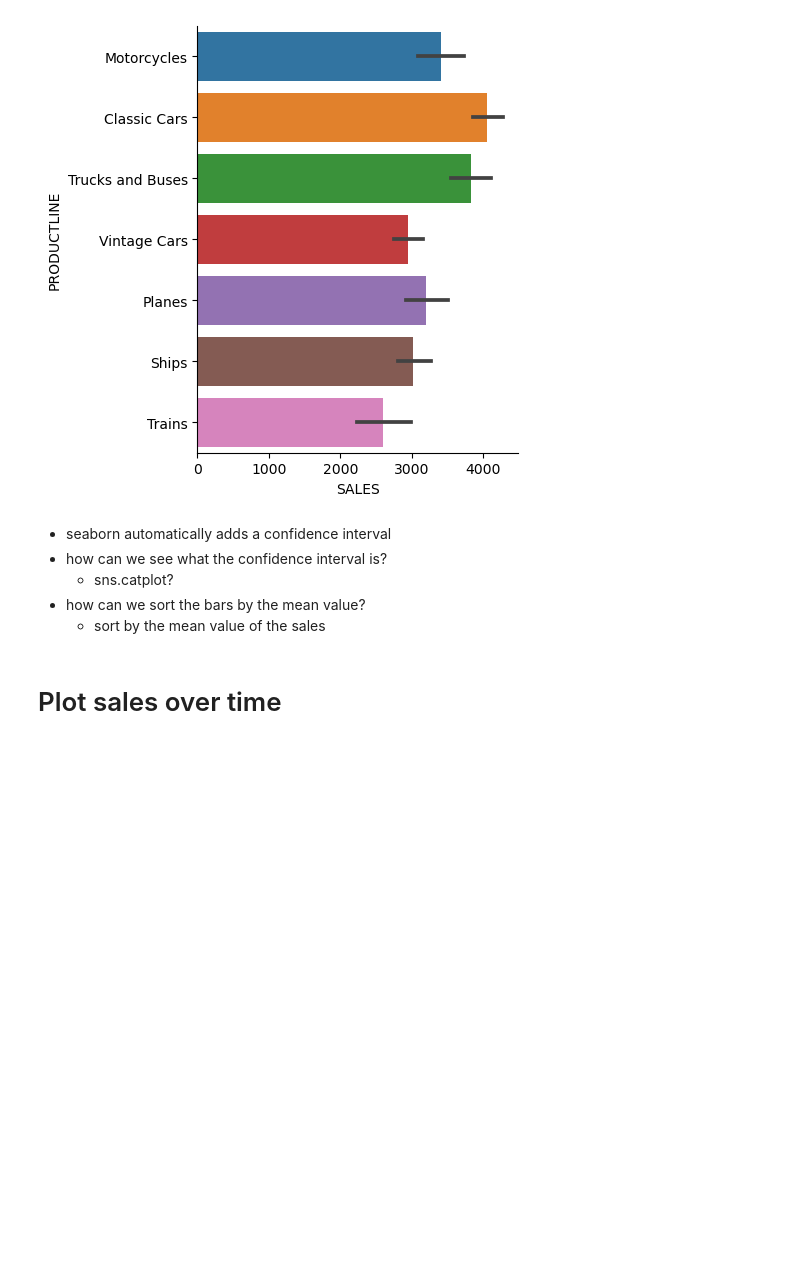
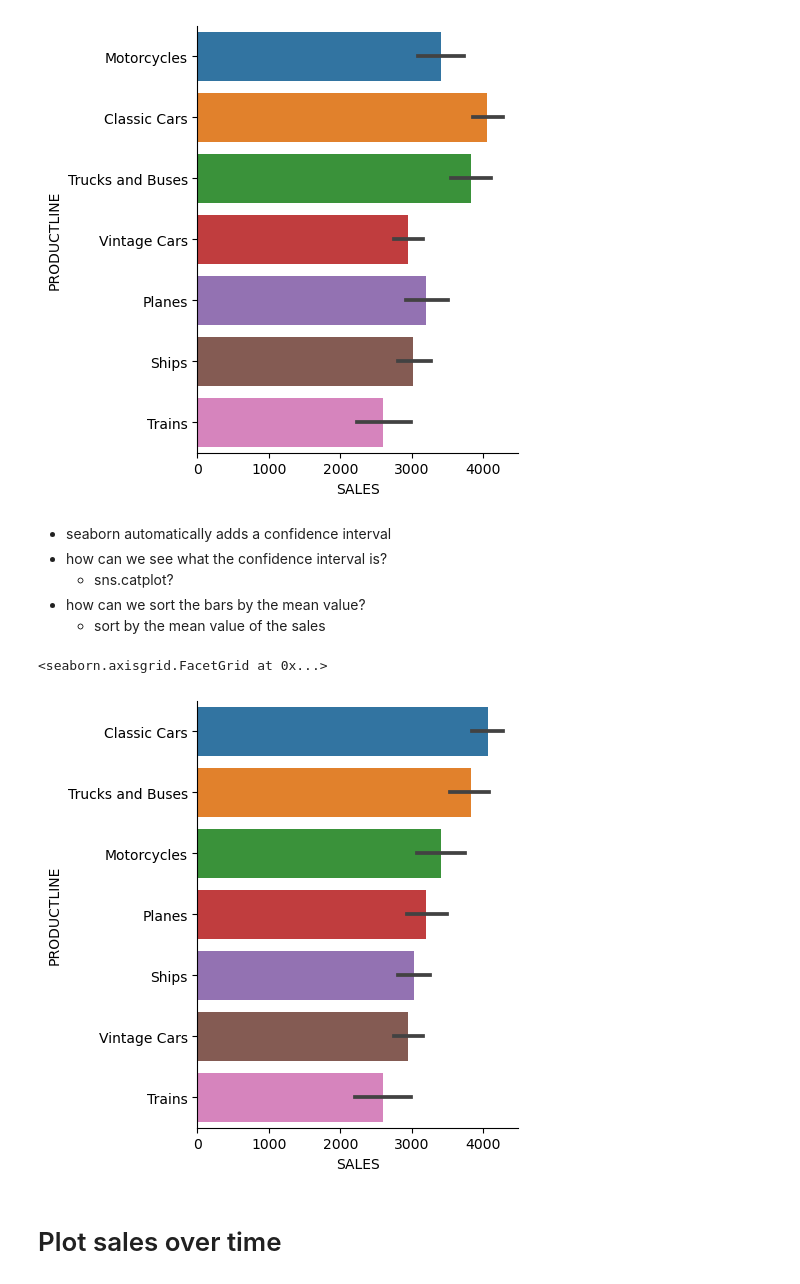
Before and after one commit to stanford-mse-125/demos, a Jupyter notebook: sales.ipynb, the cells around one changed output. Saved outputs shown, nothing was run; the diff lists cells and outputs as text; code cells hidden in the pictures; blank space fills up the shorter version.

Commit message:
polish sales demo

```diff
--- a/sales.ipynb
+++ b/sales.ipynb
@@ -377,6 +389,13 @@ sns.catplot(y='PRODUCTLINE', x='SALES', kind='bar', data=df2003)
     * sns.catplot?
 * how can we sort the bars by the mean value?
     * sort by the mean value of the sales
+# %%
+# now order bars by the mean value (preview of groupby and sort methods)
+inc_sales = df2003.groupby('PRODUCTLINE')['SALES'].mean().sort_values(ascending=False).index
+sns.catplot(y='PRODUCTLINE', x='SALES', kind='bar', data=df2003, order=inc_sales)
+# %% [output]
+<seaborn.axisgrid.FacetGrid at 0x...>
+[figure, added]
 # %% [markdown]
 # Plot sales over time
 # %%
```
Also changed, not shown: parts of 4 cells of this notebook.
